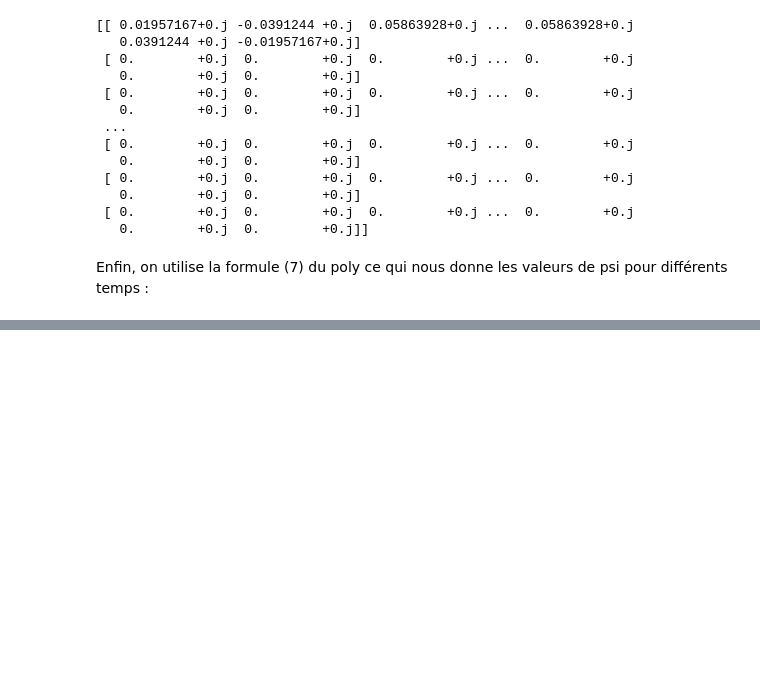
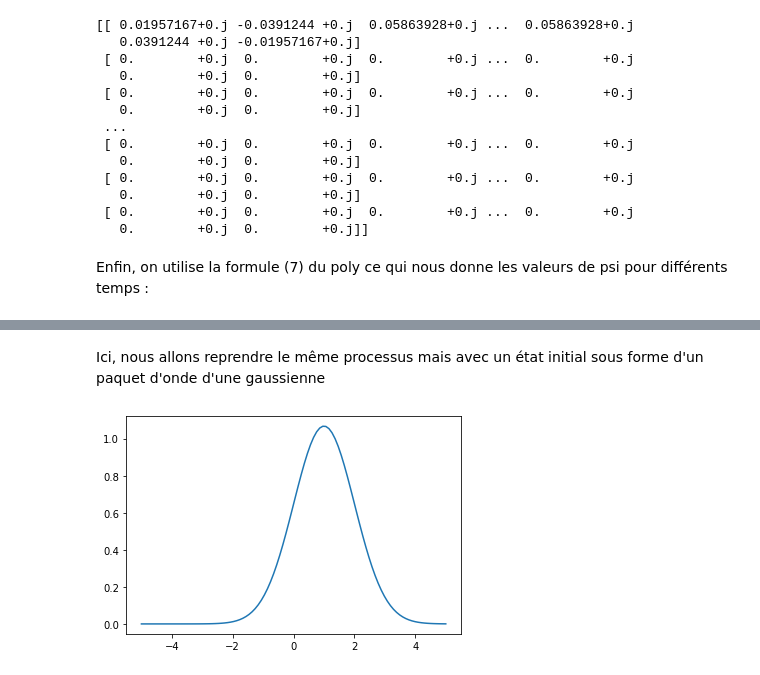
Before and after one commit to lucasboistay/shrodinger_simulation, a Jupyter notebook: evo_temp.ipynb, the cells around one changed output, grey strips where cells are left out. Drawn from its saved outputs; the diff is of its cells as text; code cells hidden in the pictures; blank space fills up the shorter version.

```diff
--- a/evo_temp.ipynb
+++ b/evo_temp.ipynb
@@ -157,0 +160,17 @@ get_graph(np.abs(psi),"evo_temp_etat")
+# %% [markdown]
+Ici, nous allons reprendre le même processus mais avec un état initial sous forme d'un paquet d'onde d'une gaussienne
+# %%
+x0 = 1
+sigma = 1
+
+for i in range(N):
+    inside_exp = -((x[i]-x0)**2)/(2*(sigma**2))
+    psi[0][i] = np.exp(inside_exp)/(sigma*np.sqrt(2*np.pi))
+
+psi[0] = normalize(psi[0],dx)
+
+
+plt.plot(x,np.abs(psi[0]))
+plt.show()
+# %% [output]
+[figure, added]
```
Also changed, not shown: parts of 5 cells of this notebook, 14 other files.
